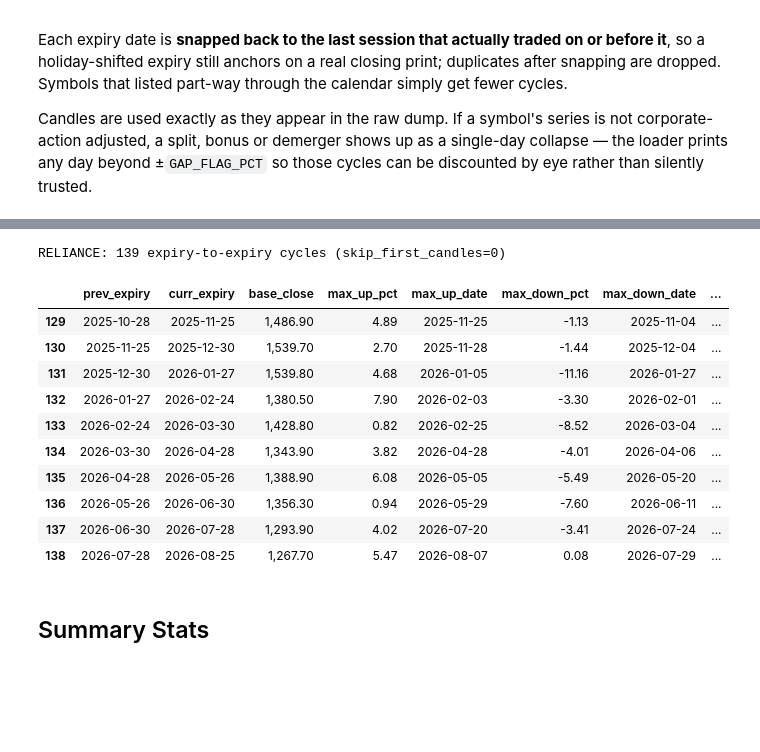
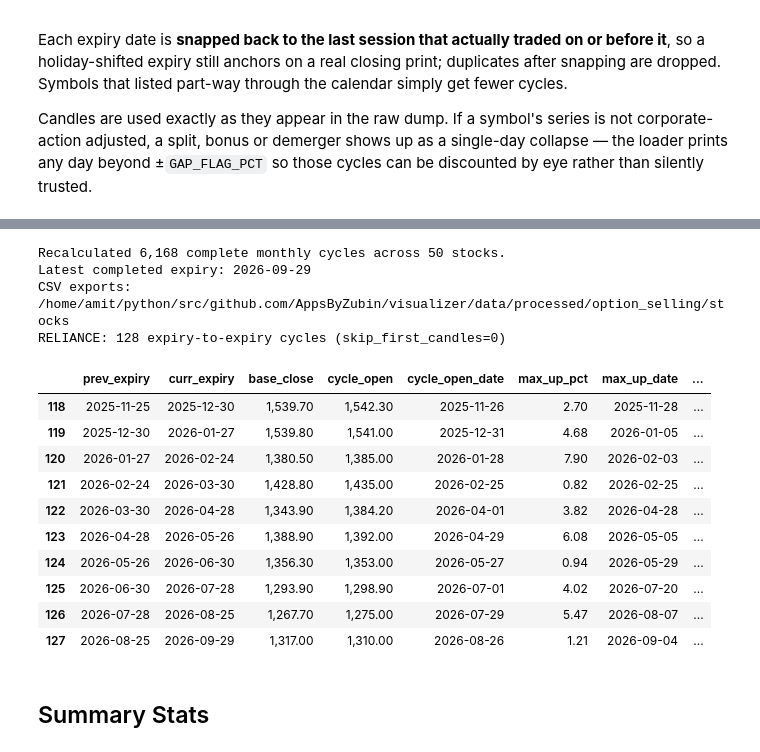
Before and after one commit to AppsByZubin/visualizer, a Jupyter notebook: notebooks/option_selling/stocks/monthly_expiry_move_table.ipynb, the cells around one changed output, grey strips where cells are left out. Drawn from its saved outputs; the diff is of its cells as text; code cells hidden in the pictures; blank space fills up the shorter version.

Commit message:
Added selling note books

```diff
--- a/notebooks/option_selling/stocks/monthly_expiry_move_table.ipynb
+++ b/notebooks/option_selling/stocks/monthly_expiry_move_table.ipynb
@@ -15,11 +15,14 @@ Source data:
 - `data/raw/option_selling/stocks/<symbol>_<start>_<end>.json` — daily OHLC candles per symbol
 # %%
 import json
+import re
 from pathlib import Path
 
 import numpy as np
 import pandas as pd
 import plotly.graph_objects as go
+import ipywidgets as widgets
+from ipywidgets import interact
 from IPython.display import display
 
 
@@ -35,6 +38,8 @@ def find_project_root(start: Path | None = None) -> Path:
 PROJECT_ROOT = find_project_root()
 RAW_DIR = PROJECT_ROOT / "data" / "raw" / "option_selling" / "stocks"
 EXPIRY_CSV = RAW_DIR / "nse_stock_expiry.csv"
+PROCESSED_DIR = PROJECT_ROOT / "data" / "processed" / "option_selling" / "stocks"
+MONTH_NAMES = ["Jan", "Feb", "Mar", "Apr", "May", "Jun", "Jul", "Aug", "Sep", "Oct", "Nov", "Dec"]
 
 # --- Parameters -------------------------------------------------------------
 SYMBOL = "reliance"                                  # any symbol listed in the next cell
@@ -95,7 +113,7 @@ def load_candles(symbol: str) -> pd.DataFrame:
         columns=["timestamp", "open", "high", "low", "close", "volume", "oi"],
     )
     df["timestamp"] = (
-        pd.to_datetime(df["timestamp"], utc=True)
+        pd.to_datetime(df["timestamp"], utc=True, format="mixed")
         .dt.tz_convert("Asia/Kolkata")
         .dt.tz_localize(None)
         .dt.normalize()
@@ -132,6 +150,8 @@ def build_windows(price: pd.DataFrame, skip_first: int = 0) -> pd.DataFrame:
                 "prev_expiry": prev_expiry,
                 "curr_expiry": curr_expiry,
                 "base_close": base_close,
+                "cycle_open": window["open"].iloc[0],
+                "cycle_open_date": window.index[0],
                 "max_up_pct": (window.at[up_date, "high"] - base_close) / base_close * 100,
                 "max_up_date": up_date,
                 "max_down_pct": (window.at[down_date, "low"] - base_close) / base_close * 100,
@@ -142,7 +162,13 @@ def build_windows(price: pd.DataFrame, skip_first: int = 0) -> pd.DataFrame:
             }
         )
 
-    moves = pd.DataFrame(rows)
+    moves = pd.DataFrame(rows, columns=[
+        "prev_expiry", "curr_expiry", "base_close", "cycle_open", "cycle_open_date",
+        "max_up_pct", "max_up_date",
+        "max_down_pct", "max_down_date", "expiry_close", "expiry_move_pct", "trading_days",
+    ])
+    for column in ["prev_expiry", "curr_expiry", "cycle_open_date", "max_up_date", "max_down_date"]:
+        moves[column] = pd.to_datetime(moves[column])
     moves["month"] = moves["curr_expiry"].dt.month
     moves["year"] = moves["curr_expiry"].dt.year
     moves["range_pct"] = moves["max_up_pct"] - moves["max_down_pct"]
@@ -191,20 +221,44 @@ No single-day move beyond ±25% — nothing that looks like an unadjusted corpor
 # %%
-moves = build_windows(price_df, SKIP_FIRST_CANDLES)
+# Rebuilt on every Run All so replaced raw files cannot leave stale calculations.
+PRICES_BY_SYMBOL = {symbol: load_candles(symbol) for symbol in SYMBOLS}
+MOVES_BY_SYMBOL = {
+    symbol: build_windows(price, SKIP_FIRST_CANDLES)
+    for symbol, price in PRICES_BY_SYMBOL.items()
+}
+all_moves = pd.concat(
+    [frame.assign(symbol=symbol.upper()) for symbol, frame in MOVES_BY_SYMBOL.items()],
+    ignore_index=True,
+)
+all_moves = all_moves[["symbol", *[column for column in all_moves.columns if column != "symbol"]]]
+PROCESSED_DIR.mkdir(parents=True, exist_ok=True)
+all_moves.to_csv(PROCESSED_DIR / "monthly_expiry_moves.csv", index=False)
+for symbol, frame in MOVES_BY_SYMBOL.items():
+    frame.assign(symbol=symbol.upper()).to_csv(
+        PROCESSED_DIR / f"{symbol}_monthly_expiry_moves.csv", index=False,
+    )
+
+moves = MOVES_BY_SYMBOL[SYMBOL]
+print(f"Recalculated {len(all_moves):,} complete monthly cycles across {len(SYMBOLS)} stocks.")
+print(f"Latest completed expiry: {all_moves['curr_expiry'].max():%Y-%m-%d}")
+print(f"CSV exports: {PROCESSED_DIR}")
 print(f"{SYMBOL.upper()}: {len(moves)} expiry-to-expiry cycles (skip_first_candles={SKIP_FIRST_CANDLES})")
 display(moves.tail(10))
 # %% [output]
-RELIANCE: 139 expiry-to-expiry cycles (skip_first_candles=0)
+Recalculated 6,168 complete monthly cycles across 50 stocks.
+Latest completed expiry: 2026-09-29
+CSV exports: /home/amit/python/src/github.com/AppsByZubin/visualizer/data/processed/option_selling/stocks
+RELIANCE: 128 expiry-to-expiry cycles (skip_first_candles=0)
-|  | prev_expiry | curr_expiry | base_close | max_up_pct | max_up_date | max_down_pct | max_down_date | ... |
-| 129 | 2025-10-28 | 2025-11-25 | 1,486.90 | 4.89 | 2025-11-25 | -1.13 | 2025-11-04 | ... |
-| 130 | 2025-11-25 | 2025-12-30 | 1,539.70 | 2.70 | 2025-11-28 | -1.44 | 2025-12-04 | ... |
-| 131 | 2025-12-30 | 2026-01-27 | 1,539.80 | 4.68 | 2026-01-05 | -11.16 | 2026-01-27 | ... |
-| 132 | 2026-01-27 | 2026-02-24 | 1,380.50 | 7.90 | 2026-02-03 | -3.30 | 2026-02-01 | ... |
-| 133 | 2026-02-24 | 2026-03-30 | 1,428.80 | 0.82 | 2026-02-25 | -8.52 | 2026-03-04 | ... |
-| 134 | 2026-03-30 | 2026-04-28 | 1,343.90 | 3.82 | 2026-04-28 | -4.01 | 2026-04-06 | ... |
-| 135 | 2026-04-28 | 2026-05-26 | 1,388.90 | 6.08 | 2026-05-05 | -5.49 | 2026-05-20 | ... |
-| 136 | 2026-05-26 | 2026-06-30 | 1,356.30 | 0.94 | 2026-05-29 | -7.60 | 2026-06-11 | ... |
-| 137 | 2026-06-30 | 2026-07-28 | 1,293.90 | 4.02 | 2026-07-20 | -3.41 | 2026-07-24 | ... |
-| 138 | 2026-07-28 | 2026-08-25 | 1,267.70 | 5.47 | 2026-08-07 | 0.08 | 2026-07-29 | ... |
+|  | prev_expiry | curr_expiry | base_close | cycle_open | cycle_open_date | max_up_pct | max_up_date | ... |
+| 118 | 2025-11-25 | 2025-12-30 | 1,539.70 | 1,542.30 | 2025-11-26 | 2.70 | 2025-11-28 | ... |
+| 119 | 2025-12-30 | 2026-01-27 | 1,539.80 | 1,541.00 | 2025-12-31 | 4.68 | 2026-01-05 | ... |
+| 120 | 2026-01-27 | 2026-02-24 | 1,380.50 | 1,385.00 | 2026-01-28 | 7.90 | 2026-02-03 | ... |
+| 121 | 2026-02-24 | 2026-03-30 | 1,428.80 | 1,435.00 | 2026-02-25 | 0.82 | 2026-02-25 | ... |
+| 122 | 2026-03-30 | 2026-04-28 | 1,343.90 | 1,384.20 | 2026-04-01 | 3.82 | 2026-04-28 | ... |
+| 123 | 2026-04-28 | 2026-05-26 | 1,388.90 | 1,392.00 | 2026-04-29 | 6.08 | 2026-05-05 | ... |
+| 124 | 2026-05-26 | 2026-06-30 | 1,356.30 | 1,353.00 | 2026-05-27 | 0.94 | 2026-05-29 | ... |
+| 125 | 2026-06-30 | 2026-07-28 | 1,293.90 | 1,298.90 | 2026-07-01 | 4.02 | 2026-07-20 | ... |
+| 126 | 2026-07-28 | 2026-08-25 | 1,267.70 | 1,275.00 | 2026-07-29 | 5.47 | 2026-08-07 | ... |
+| 127 | 2026-08-25 | 2026-09-29 | 1,317.00 | 1,310.00 | 2026-08-26 | 1.21 | 2026-09-04 | ... |
 # %% [markdown]
 ## Summary Stats
 # %%
```
Also changed, not shown: parts of 11 cells of this notebook, 11 other files.
